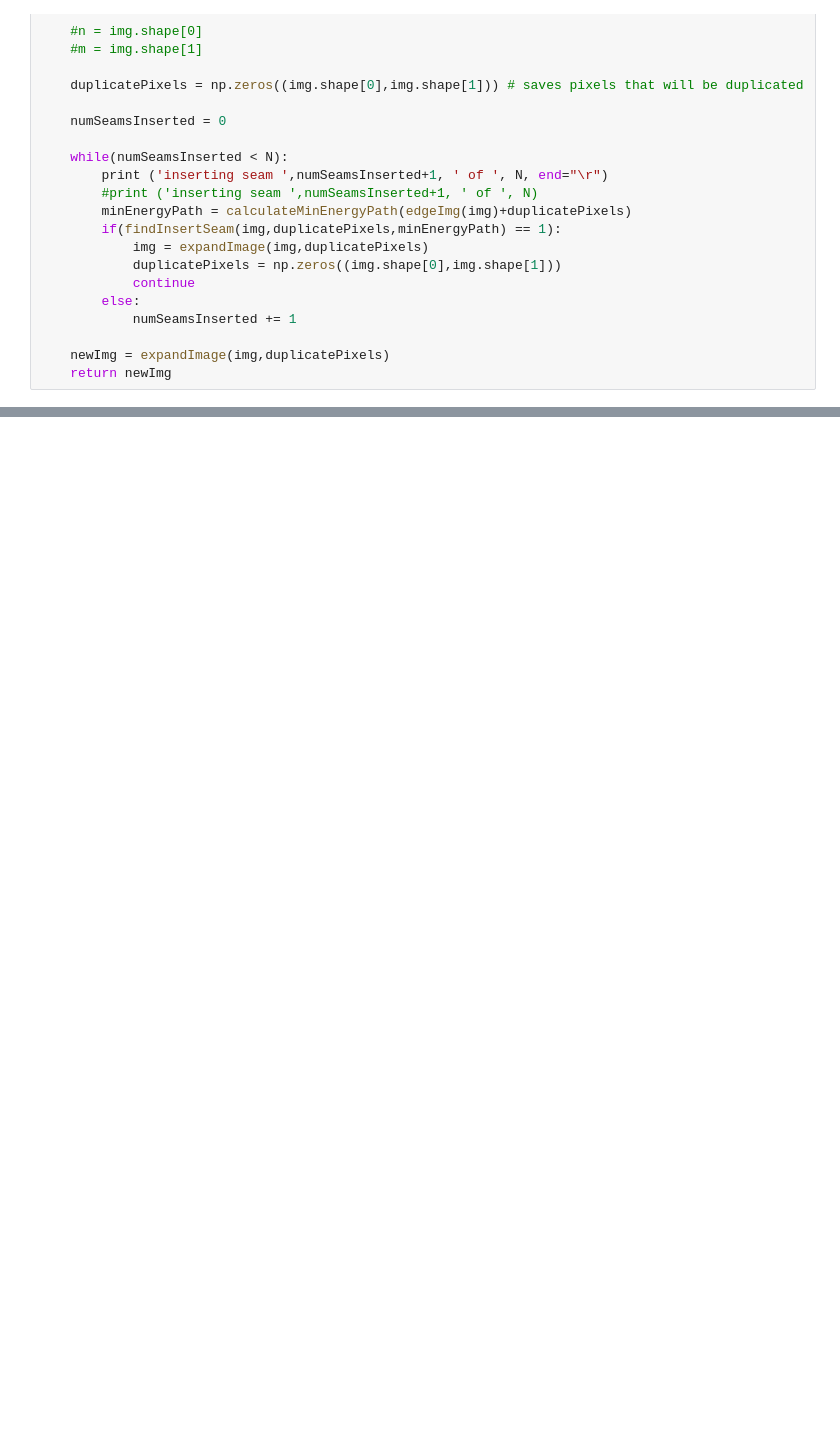
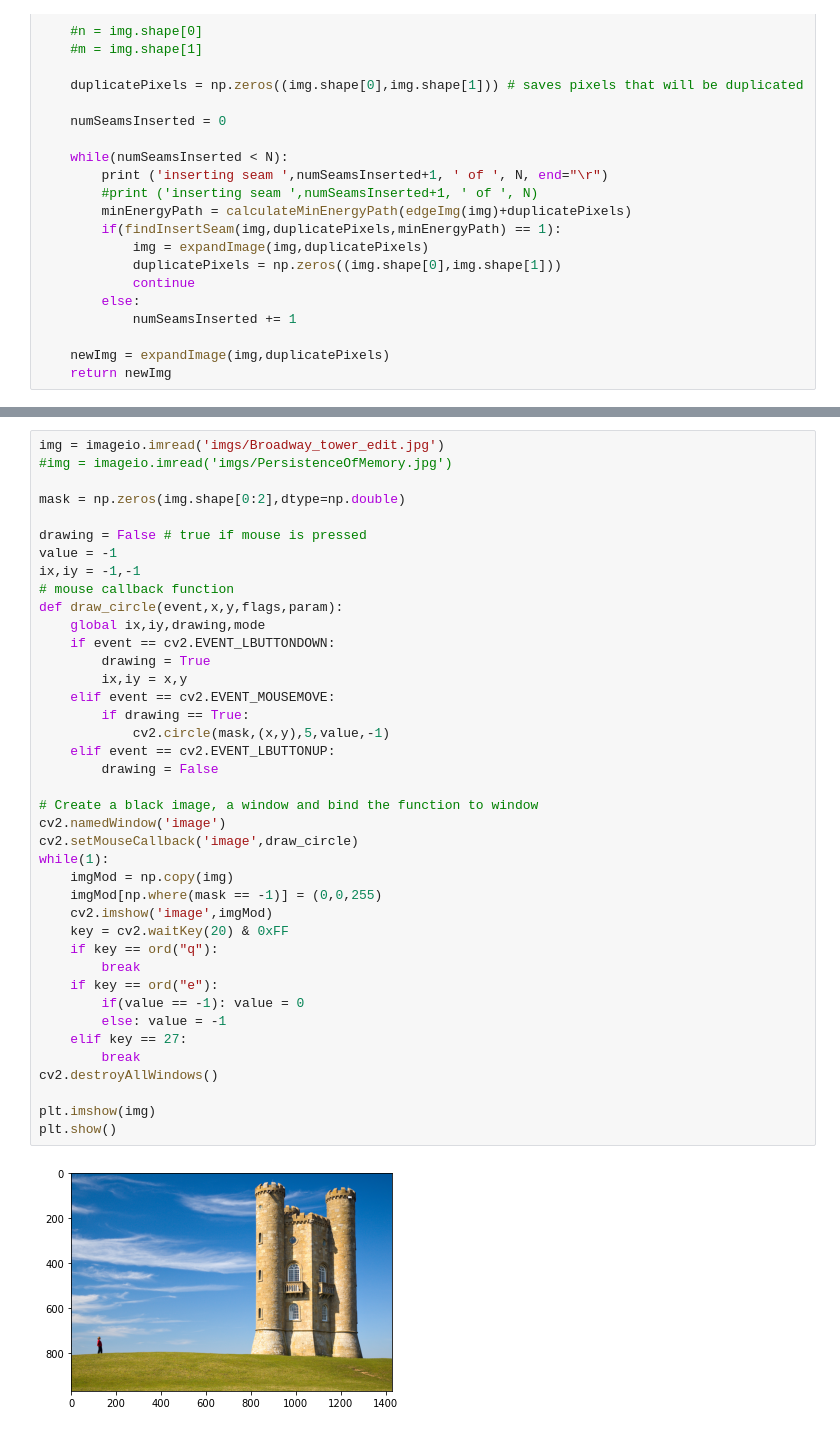
Before and after one commit to FelipeMoleiro/SeamCarving, a Jupyter notebook: FinalTrabalho.ipynb, the cells around one changed output, grey strips where cells are left out. Drawn from its saved outputs; the diff is of its cells as text; blank space fills up the shorter version.

```diff
--- a/FinalTrabalho.ipynb
+++ b/FinalTrabalho.ipynb
@@ -269,0 +320,42 @@ plt.show()
+# %%
+img = imageio.imread('imgs/Broadway_tower_edit.jpg')
+#img = imageio.imread('imgs/PersistenceOfMemory.jpg')
+
+mask = np.zeros(img.shape[0:2],dtype=np.double)
+
+drawing = False # true if mouse is pressed
+value = -1
+ix,iy = -1,-1
+# mouse callback function
+def draw_circle(event,x,y,flags,param):
+    global ix,iy,drawing,mode
+    if event == cv2.EVENT_LBUTTONDOWN:
+        drawing = True
+        ix,iy = x,y
+    elif event == cv2.EVENT_MOUSEMOVE:
+        if drawing == True:
+            cv2.circle(mask,(x,y),5,value,-1)
+    elif event == cv2.EVENT_LBUTTONUP:
+        drawing = False
+
+# Create a black image, a window and bind the function to window
+cv2.namedWindow('image')
+cv2.setMouseCallback('image',draw_circle)
+while(1):
+    imgMod = np.copy(img)
+    imgMod[np.where(mask == -1)] = (0,0,255)
+    cv2.imshow('image',imgMod)
+    key = cv2.waitKey(20) & 0xFF
+    if key == ord("q"):
+        break
+    if key == ord("e"):
+        if(value == -1): value = 0
+        else: value = -1
+    elif key == 27:
+        break
+cv2.destroyAllWindows()
+
+plt.imshow(img)
+plt.show()
+# %% [output]
+[figure, added]
```
Also changed, not shown: parts of 13 cells of this notebook, 1 other file.
